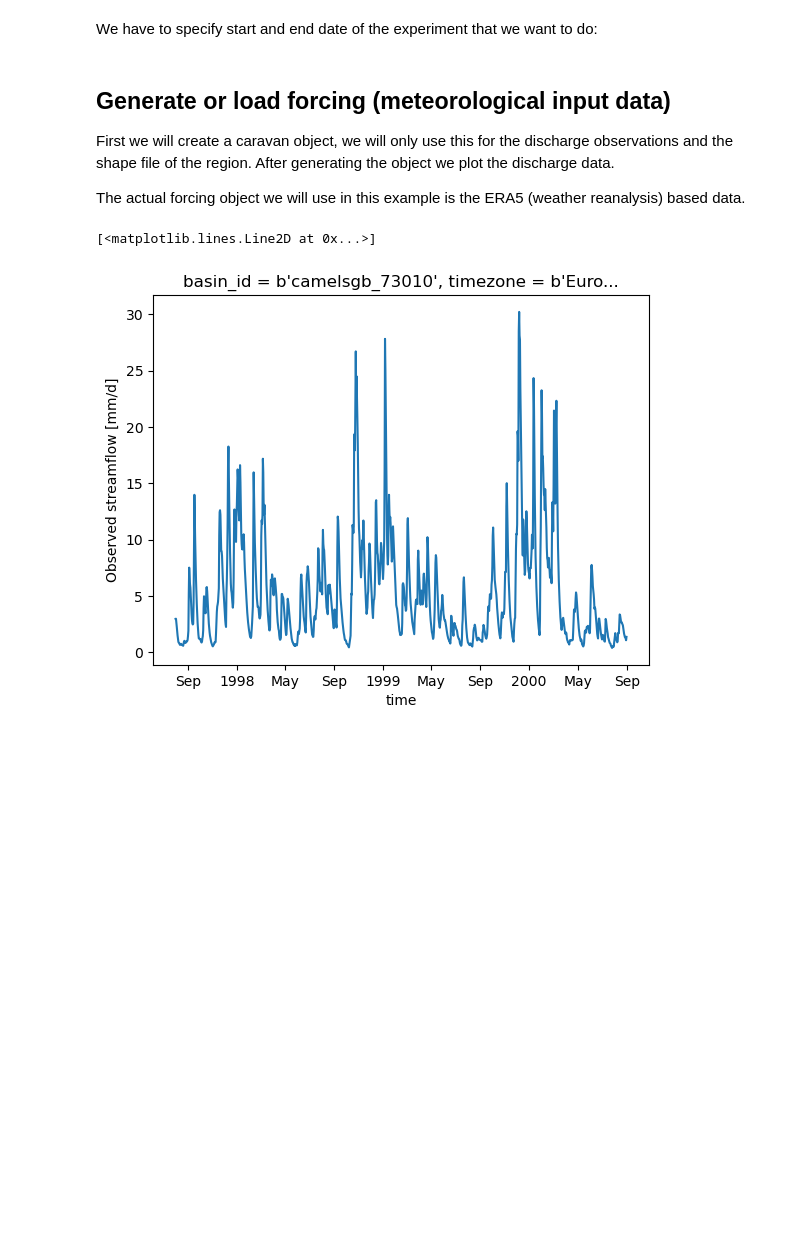
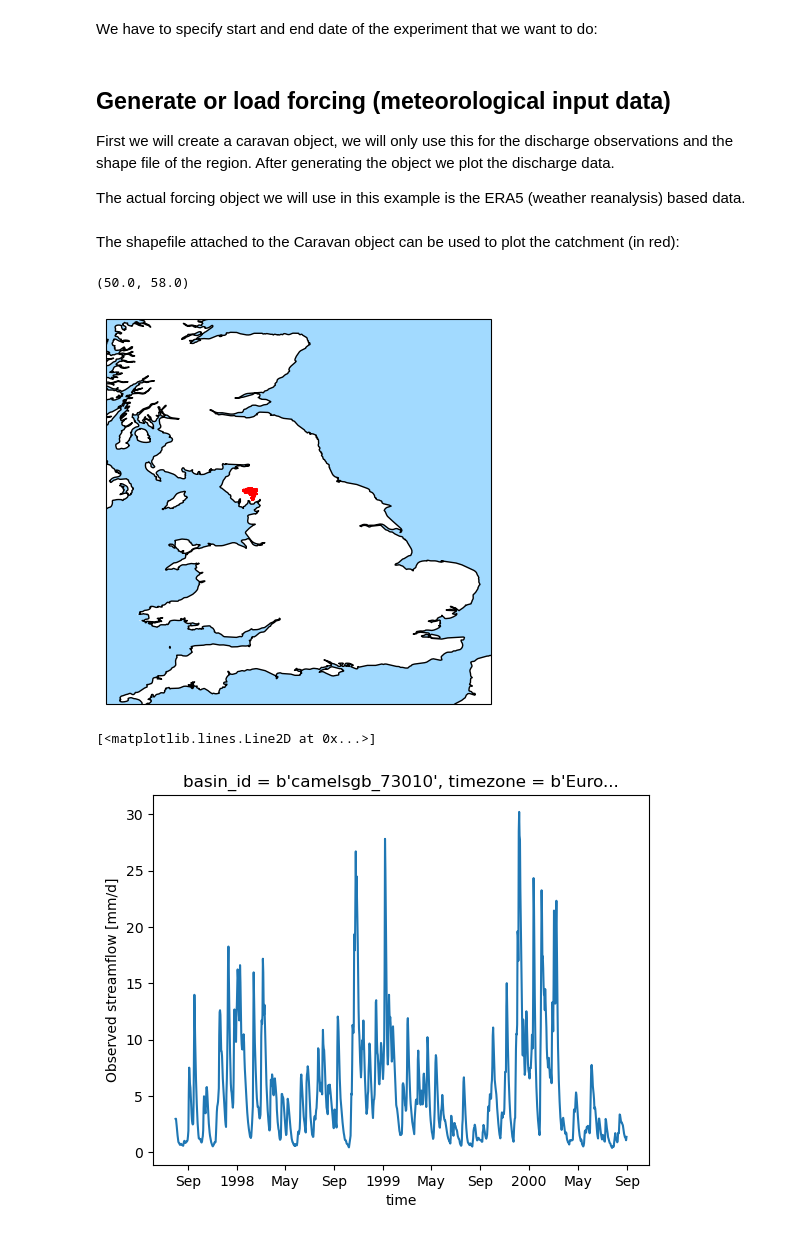
Before and after one commit to BSchilperoort/LCRDM-eWaterCycle-Demo, a Jupyter notebook: book/example_model_run_HBV.ipynb, the cells around one changed output. Cells and saved outputs as stored; diff of their text form; code cells hidden in the pictures; blank space fills up the shorter version.

Commit message:
Add plot of catchment

```diff
--- a/book/example_model_run_HBV.ipynb
+++ b/book/example_model_run_HBV.ipynb
@@ -60,11 +61,31 @@ First we will create a caravan object, we will only use this for the discharge o
 
 The actual forcing object we will use in this example is the ERA5 (weather reanalysis) based data.
 # %%
+caravan_dir = Path("~/caravan_data").expanduser()
+caravan_dir.mkdir(exist_ok=True)
 camelsgb_observations = ewatercycle.forcing.sources['CaravanForcing'].generate(
     start_time=experiment_start_date,
     end_time=experiment_end_date,
     basin_id=camelsgb_id,
+    directory=caravan_dir,
 )
+# %% [markdown]
+The shapefile attached to the Caravan object can be used to plot the catchment (in red):
+# %%
+import cartopy
+
+catchment_shape = next(cartopy.io.shapereader.Reader(camelsgb_observations.shape).records()).geometry
+
+plt.figure(figsize=(8, 5))
+ax = plt.axes(projection=cartopy.crs.PlateCarree())
+ax.add_feature(cartopy.feature.COASTLINE, linewidth=1)
+ax.add_feature(cartopy.feature.OCEAN, edgecolor="none", facecolor="#a2daff")
+ax.add_geometries(catchment_shape, crs=cartopy.crs.PlateCarree(), color="red")
+ax.set_xlim([-6,2])
+ax.set_ylim([50,58])
+# %% [output]
+(50.0, 58.0)
+[figure, added]
 # %%
 # Quick plot of the discharge data.
 ds_observations = xr.open_dataset(camelsgb_observations['Q'])
```
Also changed, not shown: parts of 1 cell of this notebook, 1 other file.
